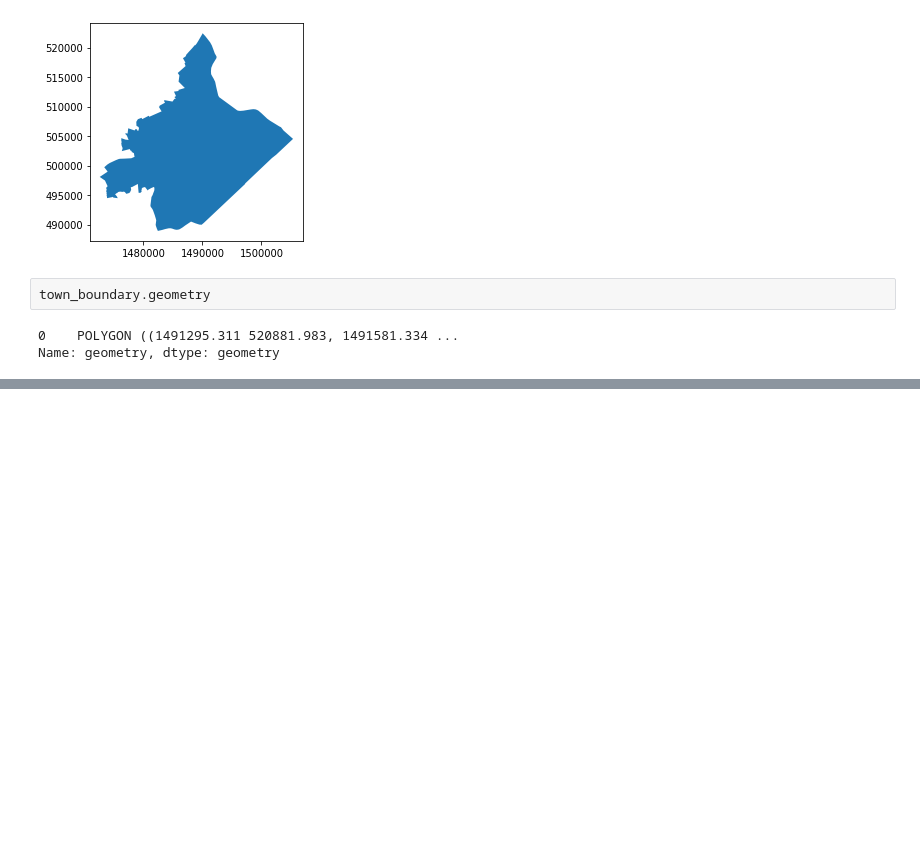
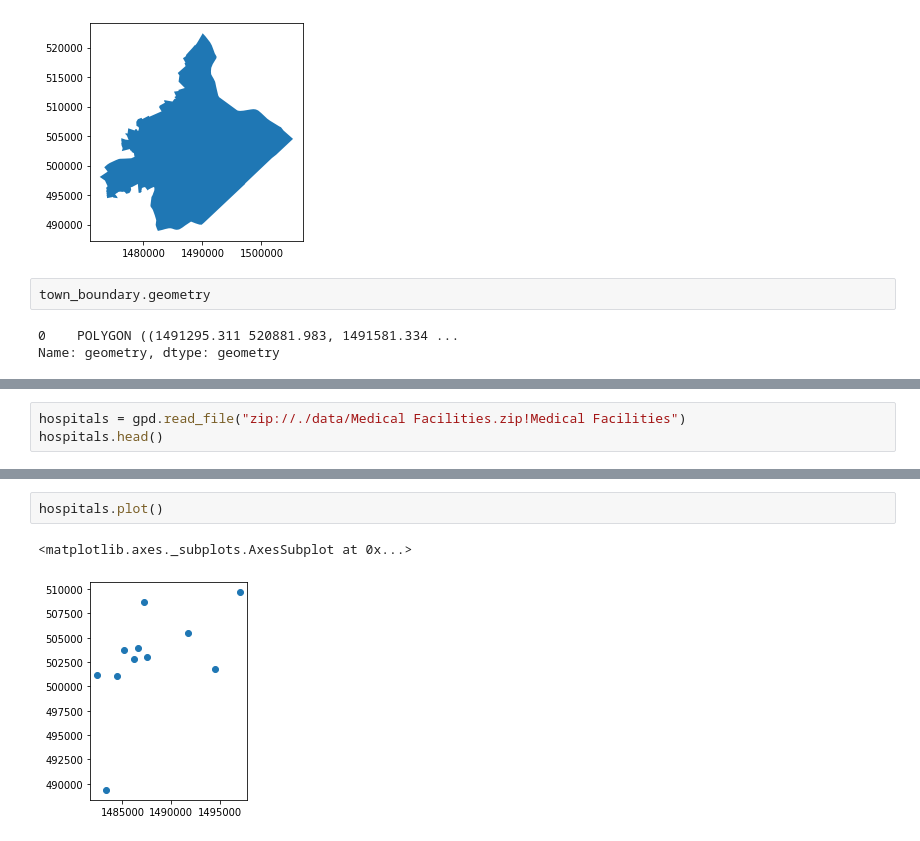
Before and after one commit to NRavi01/EquitySimulationCity, a Jupyter notebook: reading_shapefiles.ipynb, the cells around one changed output, grey strips where cells are left out. Drawn from its saved outputs; the diff is of its cells as text; blank space fills up the shorter version.

```diff
--- a/reading_shapefiles.ipynb
+++ b/reading_shapefiles.ipynb
@@ -19,0 +64,3 @@ Name: geometry, dtype: geometry
+# %%
+hospitals = gpd.read_file("zip://./data/Medical Facilities.zip!Medical Facilities")
+hospitals.head()
@@ -19,0 +74,5 @@ Name: geometry, dtype: geometry
+# %%
+hospitals.plot()
+# %% [output]
+<matplotlib.axes._subplots.AxesSubplot at 0x...>
+[figure, added]
```
Also changed, not shown: parts of 17 cells of this notebook, 4 other files.
